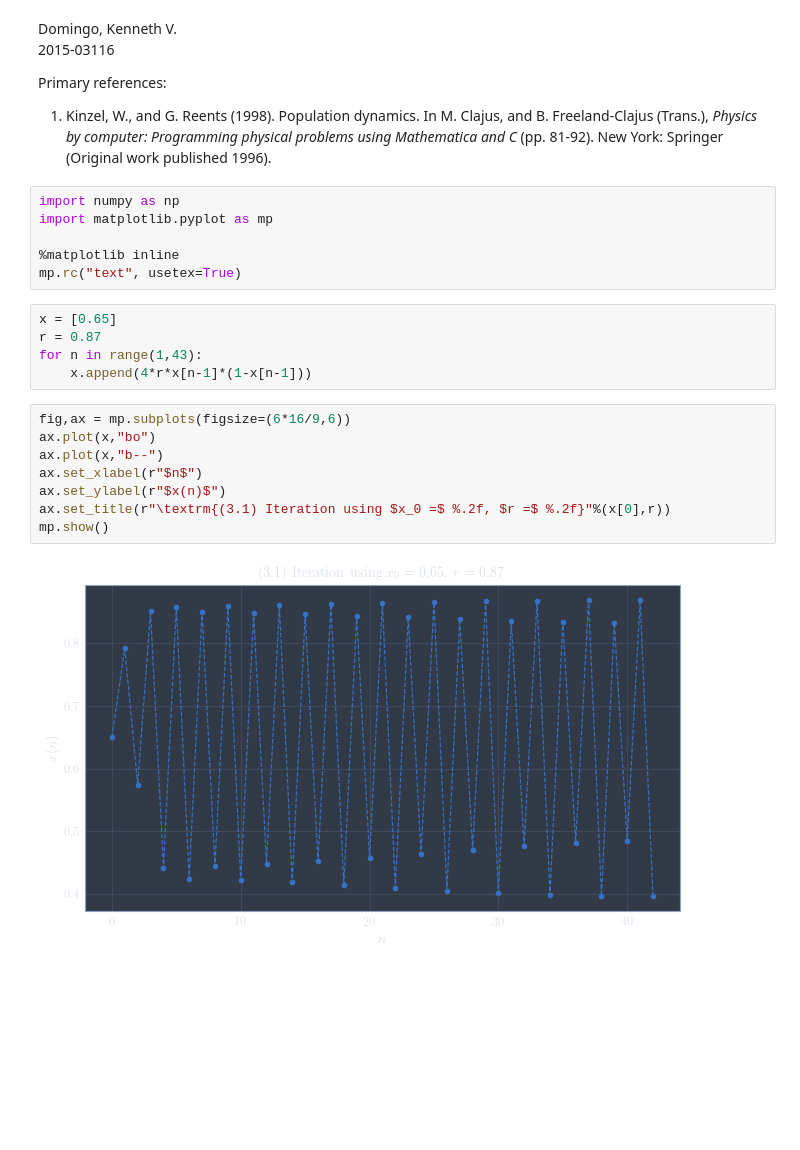
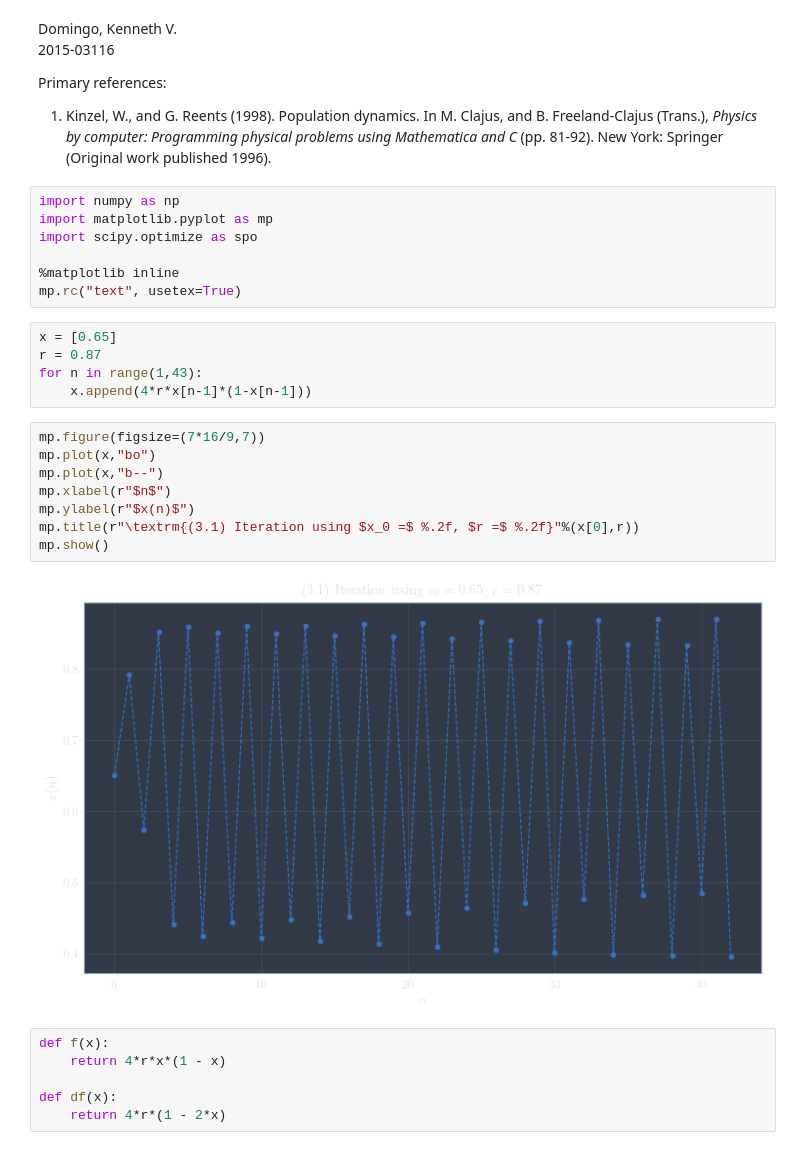
Before and after one commit to kvdomingo/AP156, a Jupyter notebook: Week 06 - Population Dynamics.ipynb, the cells around one changed output. Cells and saved outputs as stored; diff of their text form; blank space fills up the shorter version.

```diff
--- a/Week 06 - Population Dynamics.ipynb
+++ b/Week 06 - Population Dynamics.ipynb
@@ -9,6 +9,7 @@ Primary references:
 # %%
 import numpy as np
 import matplotlib.pyplot as mp
+import scipy.optimize as spo
 
 %matplotlib inline
 mp.rc("text", usetex=True)
@@ -18,12 +19,18 @@ r = 0.87
 for n in range(1,43):
     x.append(4*r*x[n-1]*(1-x[n-1]))
 # %%
-fig,ax = mp.subplots(figsize=(6*16/9,6))
-ax.plot(x,"bo")
-ax.plot(x,"b--")
-ax.set_xlabel(r"$n$")
-ax.set_ylabel(r"$x(n)$")
-ax.set_title(r"\textrm{(3.1) Iteration using $x_0 =$ %.2f, $r =$ %.2f}"%(x[0],r))
+mp.figure(figsize=(7*16/9,7))
+mp.plot(x,"bo")
+mp.plot(x,"b--")
+mp.xlabel(r"$n$")
+mp.ylabel(r"$x(n)$")
+mp.title(r"\textrm{(3.1) Iteration using $x_0 =$ %.2f, $r =$ %.2f}"%(x[0],r))
 mp.show()
 # %% [output]
-[figure, old version]
+[figure, new version]
+# %%
+def f(x):
+    return 4*r*x*(1 - x)
+
+def df(x):
+    return 4*r*(1 - 2*x)
```
Also changed, not shown: parts of 9 cells of this notebook, 4 other files.
